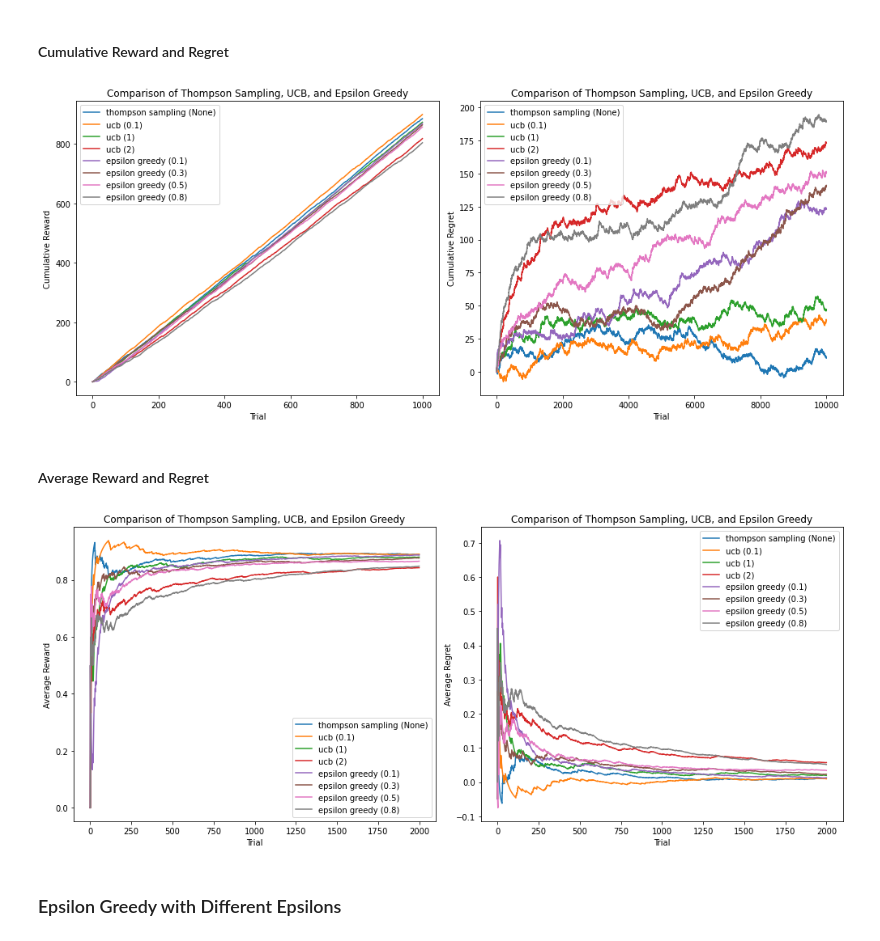
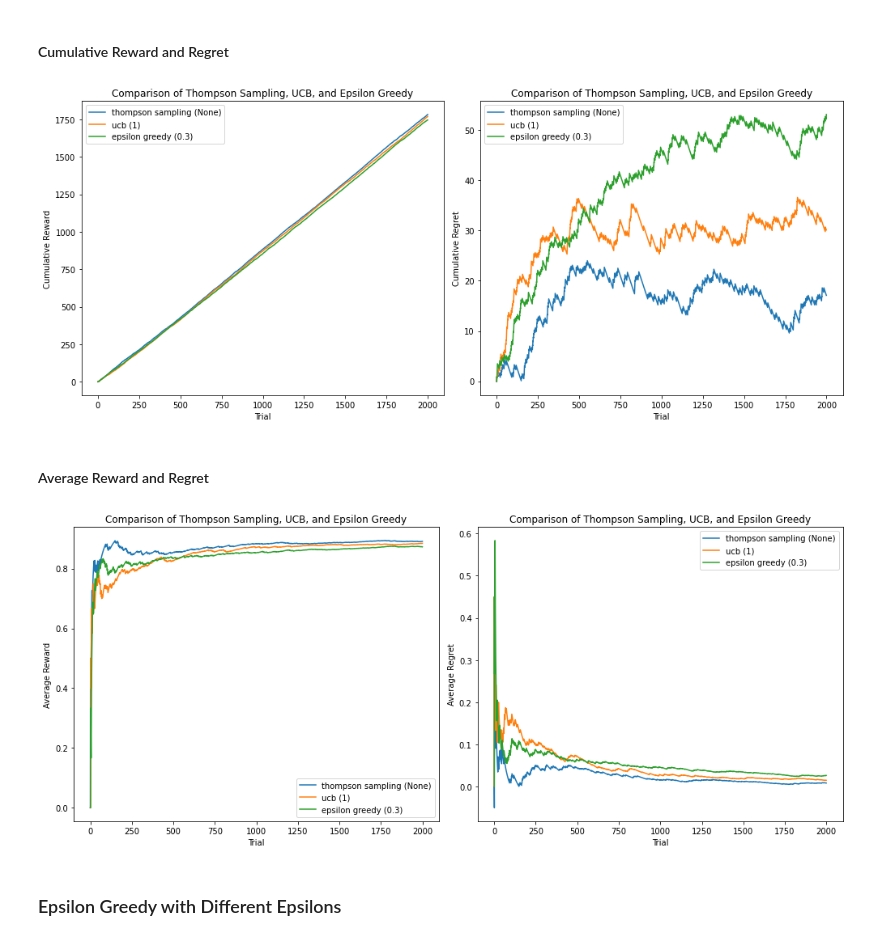
Before and after one commit to maj2idfar/Interactive-Learning-Course-Projects, a Jupyter notebook: 1_Multi_Armed_Bandit/1_Food_Recommendation_System.ipynb, the cells around one changed output. Drawn from its saved outputs; the diff is of its cells as text; code cells hidden in the pictures.

```diff
--- a/1_Multi_Armed_Bandit/1_Food_Recommendation_System.ipynb
+++ b/1_Multi_Armed_Bandit/1_Food_Recommendation_System.ipynb
@@ -220,36 +220,40 @@ import matplotlib.pyplot as plt
 fig, (ax1, ax2) = plt.subplots(1, 2, figsize=(14, 6))
 
 # Plot cumulative rewards on the first subplot
 num_plot = 0
 for policy in policies_params:
     for param in policies_params[policy]:
-        ax1.plot(c_rewards[num_plot][:1000], label=f"{policy} ({param})")
+        if (policy == "epsilon greedy" and param == 0.3) or (policy == "thompson sampling") or (policy == "ucb" and param == 1):
+            ax1.plot(c_rewards[num_plot][:2000], label=f"{policy} ({param})")
         num_plot += 1
 
 ax1.set_title("Comparison of Thompson Sampling, UCB, and Epsilon Greedy")
 ax1.set_xlabel("Trial")
 ax1.set_ylabel("Cumulative Reward")
 ax1.legend()
 
 # Plot cumulative regrets on the second subplot
 num_plot = 0
 for policy in policies_params:
     for param in policies_params[policy]:
-        ax2.plot(c_regrets[num_plot], label=f"{policy} ({param})")
+        if (policy == "epsilon greedy" and param == 0.3) or (policy == "thompson sampling") or (policy == "ucb" and param == 1):
+            ax2.plot(c_regrets[num_plot][:2000], label=f"{policy} ({param})")
         num_plot += 1
 
 ax2.set_title("Comparison of Thompson Sampling, UCB, and Epsilon Greedy")
 ax2.set_xlabel("Trial")
 ax2.set_ylabel("Cumulative Regret")
 ax2.legend()
 
 # Adjust layout to prevent overlap
 plt.tight_layout()
 
+plt.savefig('plots/all-cumulative.png')
+
 # Show the plot
 plt.show()
 # %% [output]
-[figure, old version]
+[figure, new version]
 # %% [markdown]
 #### Average Reward and Regret
 # %%
@@ -262,7 +266,8 @@ fig, (ax1, ax2) = plt.subplots(1, 2, figsize=(14, 6))
 num_plot = 0
 for policy in policies_params:
     for param in policies_params[policy]:
-        ax1.plot(a_rewards[num_plot][:2000], label=f"{policy} ({param})")
+        if (policy == "epsilon greedy" and param == 0.3) or (policy == "thompson sampling") or (policy == "ucb" and param == 1):
+            ax1.plot(a_rewards[num_plot][:2000], label=f"{policy} ({param})")
         num_plot += 1
 
 ax1.set_title("Comparison of Thompson Sampling, UCB, and Epsilon Greedy")
@@ -274,7 +279,8 @@ ax1.legend()
 num_plot = 0
 for policy in policies_params:
     for param in policies_params[policy]:
-        ax2.plot(a_regrets[num_plot][:2000], label=f"{policy} ({param})")
+        if (policy == "epsilon greedy" and param == 0.3) or (policy == "thompson sampling") or (policy == "ucb" and param == 1):
+            ax2.plot(a_regrets[num_plot][:2000], label=f"{policy} ({param})")
         num_plot += 1
 
 ax2.set_title("Comparison of Thompson Sampling, UCB, and Epsilon Greedy")
@@ -285,10 +291,12 @@ ax2.legend()
 # Adjust layout to prevent overlap
 plt.tight_layout()
 
+plt.savefig('plots/all-average.png')
+
 # Show the plot
 plt.show()
 # %% [output]
-[figure, old version]
+[figure, new version]
 # %% [markdown]
 ### Epsilon Greedy with Different Epsilons
 # %% [markdown]
```
Also changed, not shown: parts of 4 cells of this notebook.
